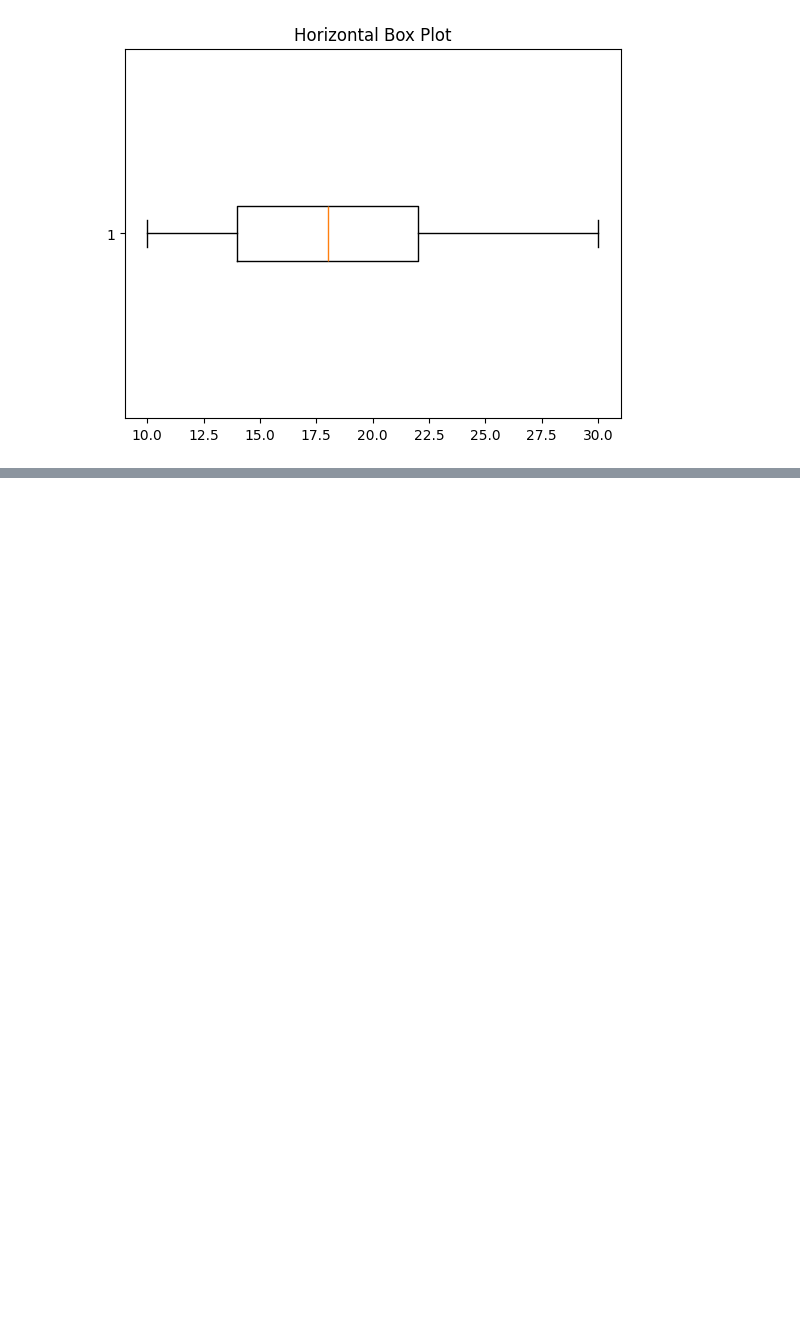
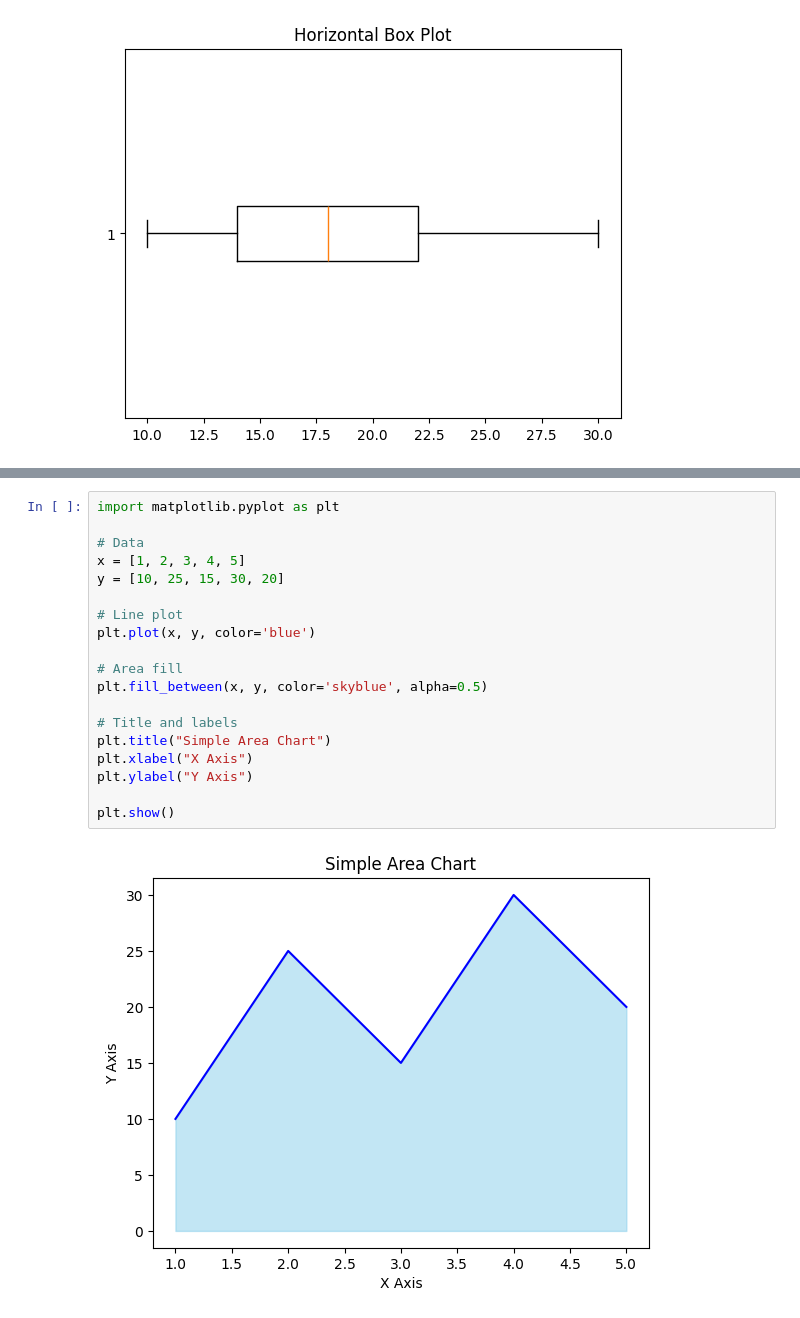
Before and after one commit to rohitkuma6443/Python, a Jupyter notebook: 22.Matplotlip.ipynb, the cells around one changed output, grey strips where cells are left out. Drawn from its saved outputs; the diff is of its cells as text; blank space fills up the shorter version.

```diff
--- a/22.Matplotlip.ipynb
+++ b/22.Matplotlip.ipynb
@@ -380,0 +407,21 @@ plt.show()
+# %%
+import matplotlib.pyplot as plt
+
+# Data
+x = [1, 2, 3, 4, 5]
+y = [10, 25, 15, 30, 20]
+
+# Line plot
+plt.plot(x, y, color='blue')
+
+# Area fill
+plt.fill_between(x, y, color='skyblue', alpha=0.5)
+
+# Title and labels
+plt.title("Simple Area Chart")
+plt.xlabel("X Axis")
+plt.ylabel("Y Axis")
+
+plt.show()
+# %% [output]
+[figure, added]
```
Also changed, not shown: parts of 7 cells of this notebook.
